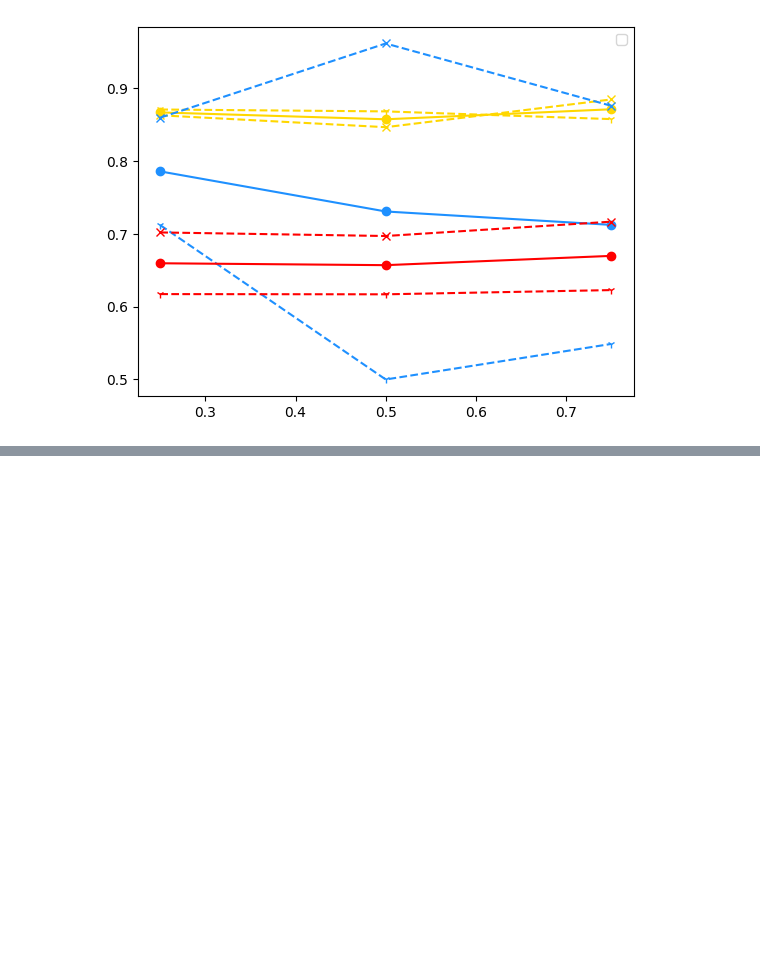
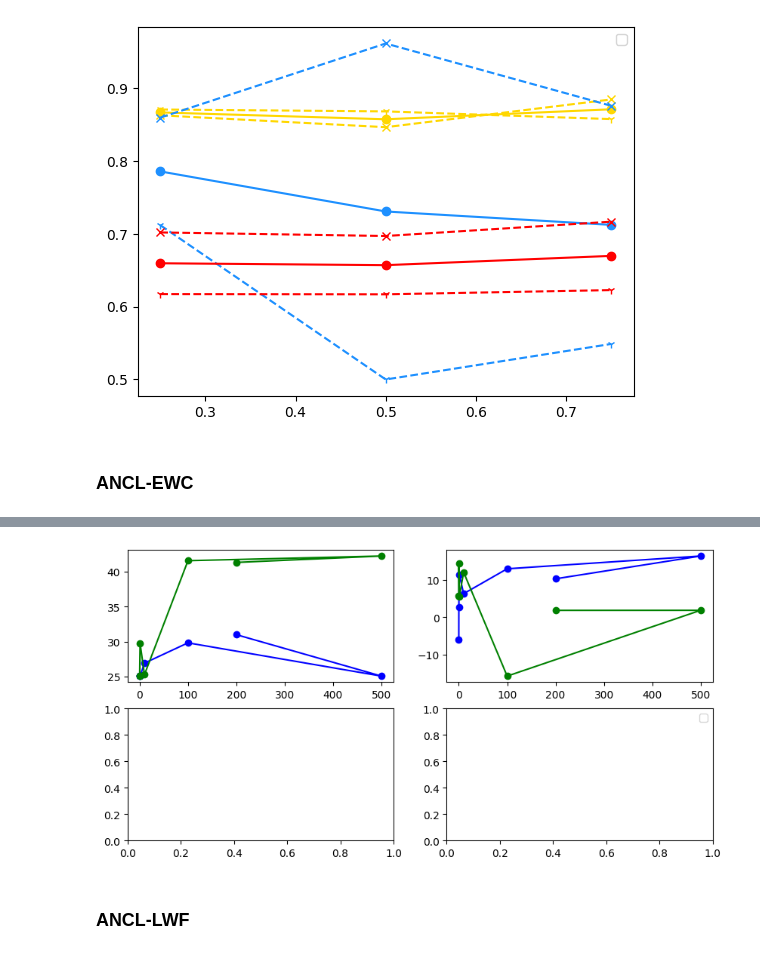
Before and after one commit to itsmemala/FABR, a Jupyter notebook: CL_Metrics.ipynb, the cells around one changed output, grey strips where cells are left out. Cells and saved outputs as stored; diff of their text form; code cells hidden in the pictures; blank space fills up the shorter version.

```diff
--- a/CL_Metrics.ipynb
+++ b/CL_Metrics.ipynb
@@ -1155,3 +1173,60 @@ plt.show()
 # %% [output]
 WARNING:matplotlib.legend:No artists with labels found to put in legend.  Note that artists whose label start with an underscore are ignored when legend() is called with no argument.
 [figure]
+# %% [markdown]
+### ANCL-EWC
+# %%
+dataset='annomi'
+# path_alpharel = '/content/gdrive/MyDrive/Collas24/BehavSH/BehavSH_NoL1LAMAS_AdaptZero_2tasks.ind_max.'
+path_sets = [
+    ['/content/gdrive/MyDrive/Collas24/BehavSH/BehavSH_MAS.3/'
+    ,'/content/gdrive/MyDrive/Collas24/BehavSH/BehavSH_MAS.1/'
+    ,'/content/gdrive/MyDrive/Collas24/BehavSH/BehavSH_MAS.2/'
+    ,'/content/gdrive/MyDrive/Collas24/BehavSH/BehavSH_MAS.4/'
+    ,'/content/gdrive/MyDrive/Collas24/BehavSH/BehavSH_MAS.5/'
+    ,'/content/gdrive/MyDrive/Collas24/BehavSH/BehavSH_MAS.6/'
+    ,'/content/gdrive/MyDrive/Collas24/BehavSH/BehavSH_MAS.7/'
+    ]
+  ]
+
+x_label_sets = [[0.01,0.1,1,10,100,500,200]]
+
+fig, axes = plt.subplots(nrows=2, ncols=2, figsize=(10, 5))
+for ax_idx,(paths,x_labels) in enumerate(zip(path_sets,x_label_sets)):
+    for rand_idx in [0]:
+        l1, l2, l3 = [], [], []
+        l1_ancl, l2_ancl, l3_ancl = [], [], []
+        for path in paths:
+            expt = 'random'+str(rand_idx)+'_seed0_task1'
+
+            ypath = path + get_res_fname(rand_idx,path,dataset)
+            l1.append(get_overall_f1_all(ypath)*100)
+            l2.append(get_forgetting_all(ypath)*100)
+
+            best_ancl_idx = '.1'
+            best_score = 0
+            for ancl_idx in ['.1','.2','.3','.4']:
+                ancl_path = path[:-1].replace('MAS','ANCLMAS') + ancl_idx + '/'
+                ypath = ancl_path + get_res_fname(rand_idx,ancl_path,dataset)
+                try:
+                    score = get_overall_f1_all(ypath)
+                except FileNotFoundError:
+                    continue
+                if score > best_score:
+                    best_score = score
+                    best_ancl_idx = ancl_idx
+            ancl_path = path[:-1].replace('MAS','ANCLMAS') + best_ancl_idx + '/'
+            ypath = ancl_path + get_res_fname(rand_idx,ancl_path,dataset)
+            l1_ancl.append(get_overall_f1_all(ypath)*100)
+            l2_ancl.append(get_forgetting_all(ypath)*100)
+
+        axes[ax_idx,0].plot(x_labels, l1, marker='o', color='blue')
+        axes[ax_idx,0].plot(x_labels, l1_ancl, marker='o', color='green')
+
+        axes[ax_idx,1].plot(x_labels, l2, marker='o', color='blue')
+        axes[ax_idx,1].plot(x_labels, l2_ancl, marker='o', color='green')
+
+
+plt.legend()
+plt.show()
+# %% [output]
@@ -1157,0 +1234,3 @@ WARNING:matplotlib.legend:No artists with labels found to put in legend.  Note t
+[figure, added]
+# %% [markdown]
+### ANCL-LWF
```
Also changed, not shown: parts of 12 cells of this notebook.
